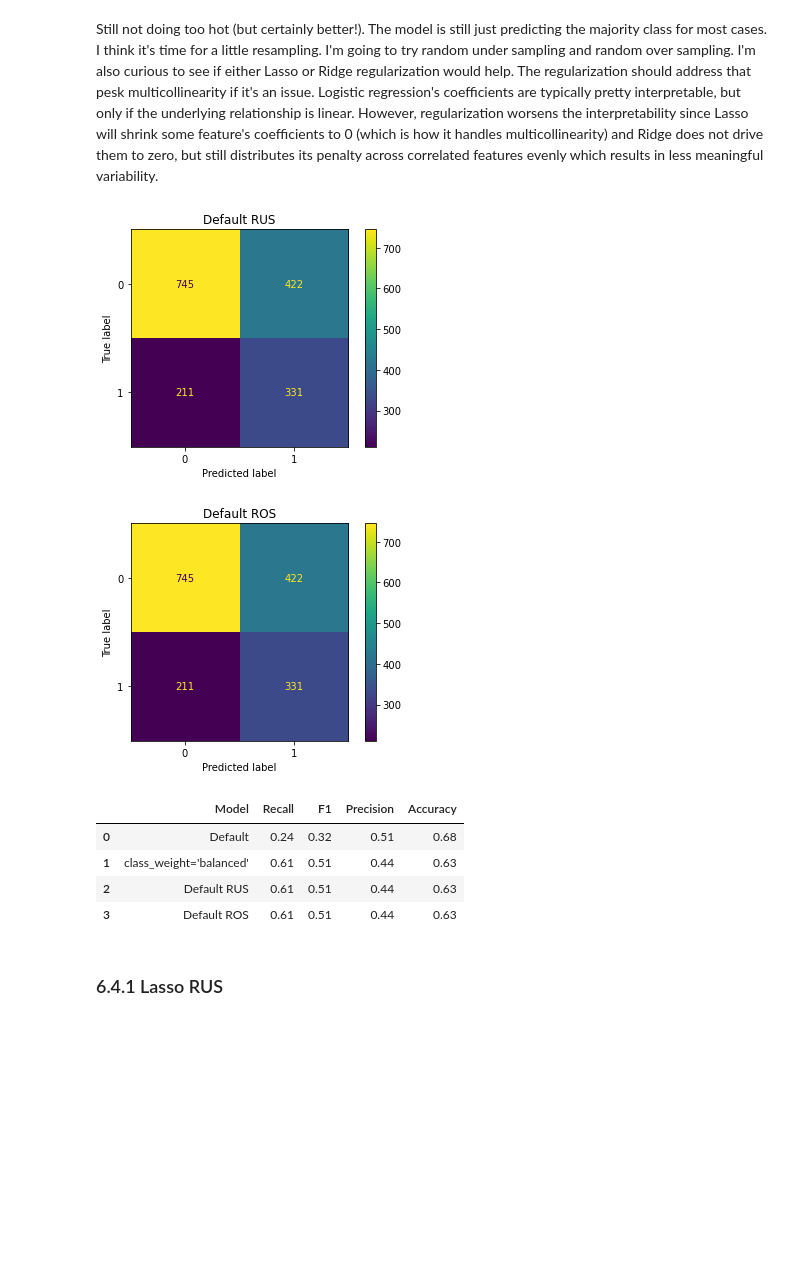
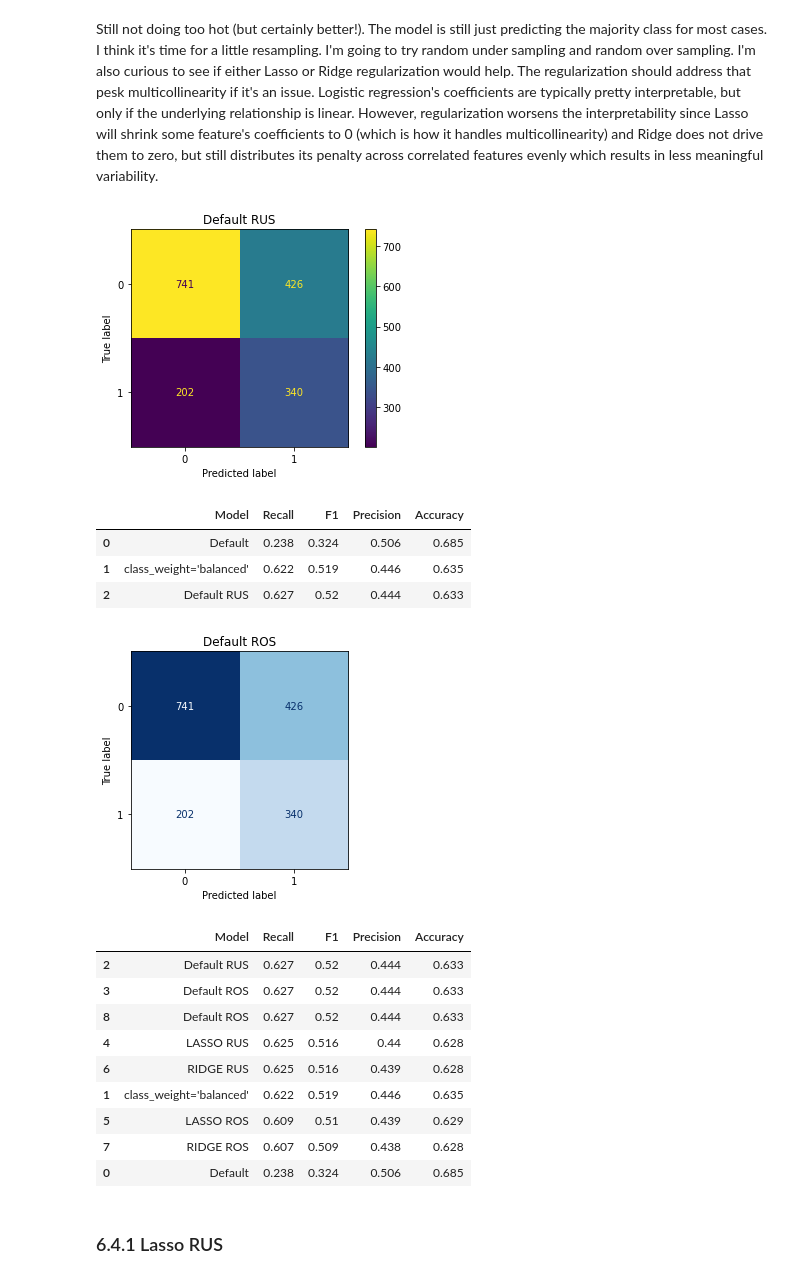
Before and after one commit to GwenToves/Cat-pstone, a Jupyter notebook: Jupyter Notebooks/3. Pre_Processing and Modelling.ipynb, the cells around one changed output. Saved outputs shown, nothing was run; the diff lists cells and outputs as text; code cells hidden in the pictures; blank space fills up the shorter version.

```diff
--- a/Jupyter Notebooks/3. Pre_Processing and Modelling.ipynb
+++ b/Jupyter Notebooks/3. Pre_Processing and Modelling.ipynb
@@ -59,10 +59,10 @@ def add_to_master(model_description, y_test, y_pred, binary=True):
         # add to master_scores
         new_row = {
             'Model': model_description,
-            'Recall': round(recall,2),
-            'F1': round(f1, 2),
-            'Precision': round(precision, 2),
-            'Accuracy': round(accuracy, 2)}
+            'Recall': round(recall,3),
+            'F1': round(f1, 3),
+            'Precision': round(precision, 3),
+            'Accuracy': round(accuracy, 3)}
 
         master_scores = master_scores.append(new_row, ignore_index=True)
 
@@ -76,10 +76,10 @@ def add_to_master(model_description, y_test, y_pred, binary=True):
         # add to master_scores
         new_row = {
             'Model': model_description,
-            'Recall': round(recall,2),
-            'F1': round(f1, 2),
-            'Precision': round(precision, 2),
-            'Accuracy': round(accuracy, 2)}
+            'Recall': round(recall,3),
+            'F1': round(f1, 3),
+            'Precision': round(precision, 3),
+            'Accuracy': round(accuracy, 3)}
         master_scores = master_scores.append(new_row, ignore_index=True)
     return master_scores
 # %% [markdown]
@@ -188,7 +188,8 @@ df_bin_encoded.head()
 | 4 | 0 | 0 | 0 | 0 | 0 | 0 | 1 | 0 | 0 | 0 | ... | ... |
 5 rows × 36 columns
 # %%
-X = df_bin_encoded.drop(columns=["ws_binary", "Wool_sucking"])
+# remember: we don't have reliable access to weaning age at the agency, so that can't be used.
+X = df_bin_encoded.drop(columns=["ws_binary", "Wool_sucking", "Weaning_age"])
 y = df_bin_encoded["ws_binary"]
 # %%
 # I still have some serious class imablance for my wool-suckers, hence stratify to maintain that imbalance for train/test sets
@@ -369,37 +377,48 @@ X_resampled_ros, y_resampled_ros = ros.fit_resample(X_train, y_train)
 # %%
 # Model 3: default rus
 log = LogisticRegression().fit(X_resampled_rus, y_resampled_rus)
 y_pred = log.predict(X_test)
 
 cms = confusion_matrix(y_test, y_pred)
 disps = ConfusionMatrixDisplay(confusion_matrix=cms)
 disps.plot()
 plt.title('Default RUS')
 plt.show()
 
 # add_to_master(model_description, y_true, y_predicted, binary=True)
 add_to_master("Default RUS", y_test, y_pred)
-
-# Model 4: default ros
-log = LogisticRegression().fit(X_resampled_rus, y_resampled_rus)
-y_pred = log.predict(X_test)
-
-cms = confusion_matrix(y_test, y_pred)
-disps = ConfusionMatrixDisplay(confusion_matrix=cms)
-disps.plot()
-plt.title('Default ROS')
-plt.show()
-
-# add_to_master(model_description, y_true, y_predicted, binary=True)
-add_to_master("Default ROS", y_test, y_pred)
 # %% [output]
-[figure, old version]
+[figure, new version]
-[figure, removed]
 |  | Model | Recall | F1 | Precision | Accuracy |
-| 0 | Default | 0.24 | 0.32 | 0.51 | 0.68 |
-| 1 | class_weight='balanced' | 0.61 | 0.51 | 0.44 | 0.63 |
-| 2 | Default RUS | 0.61 | 0.51 | 0.44 | 0.63 |
-| 3 | Default ROS | 0.61 | 0.51 | 0.44 | 0.63 |
+| 0 | Default | 0.238 | 0.324 | 0.506 | 0.685 |
+| 1 | class_weight='balanced' | 0.622 | 0.519 | 0.446 | 0.635 |
+| 2 | Default RUS | 0.627 | 0.52 | 0.444 | 0.633 |
+# %%
+# Model 4: default ros
+log = LogisticRegression().fit(X_resampled_rus, y_resampled_rus)
+y_pred = log.predict(X_test)
+
+cms = confusion_matrix(y_test, y_pred)
+disps = ConfusionMatrixDisplay(confusion_matrix=cms)
+disps.plot(colorbar=False, cmap='Blues')
+plt.title('Default ROS')
+plt.show()
+
+# add_to_master(model_description, y_true, y_predicted, binary=True)
+add_to_master("Default ROS", y_test, y_pred)
+master_scores.sort_values('Recall', ascending=False)
+# %% [output]
+[figure, added]
+|  | Model | Recall | F1 | Precision | Accuracy |
+| 2 | Default RUS | 0.627 | 0.52 | 0.444 | 0.633 |
+| 3 | Default ROS | 0.627 | 0.52 | 0.444 | 0.633 |
+| 8 | Default ROS | 0.627 | 0.52 | 0.444 | 0.633 |
+| 4 | LASSO RUS | 0.625 | 0.516 | 0.44 | 0.628 |
+| 6 | RIDGE RUS | 0.625 | 0.516 | 0.439 | 0.628 |
+| 1 | class_weight='balanced' | 0.622 | 0.519 | 0.446 | 0.635 |
+| 5 | LASSO ROS | 0.609 | 0.51 | 0.439 | 0.629 |
+| 7 | RIDGE ROS | 0.607 | 0.509 | 0.438 | 0.628 |
+| 0 | Default | 0.238 | 0.324 | 0.506 | 0.685 |
 # %% [markdown]
 ### 6.4.1 Lasso RUS
 # %%
```
Also changed, not shown: parts of 41 cells of this notebook.
